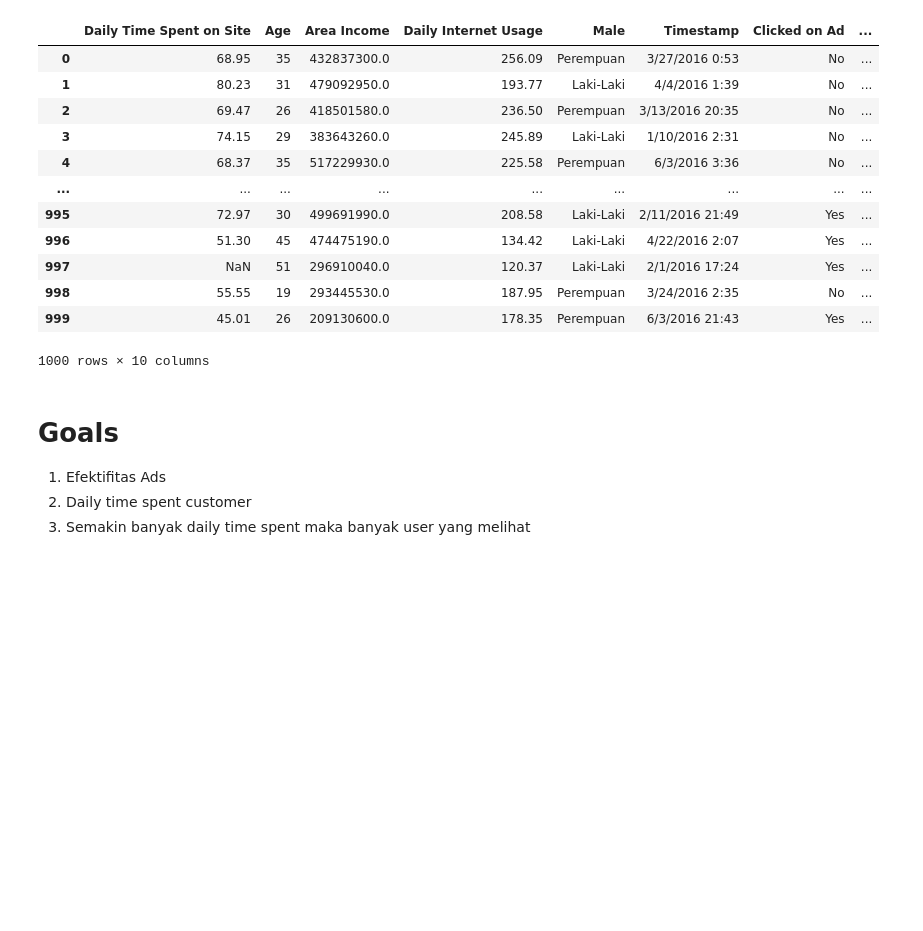
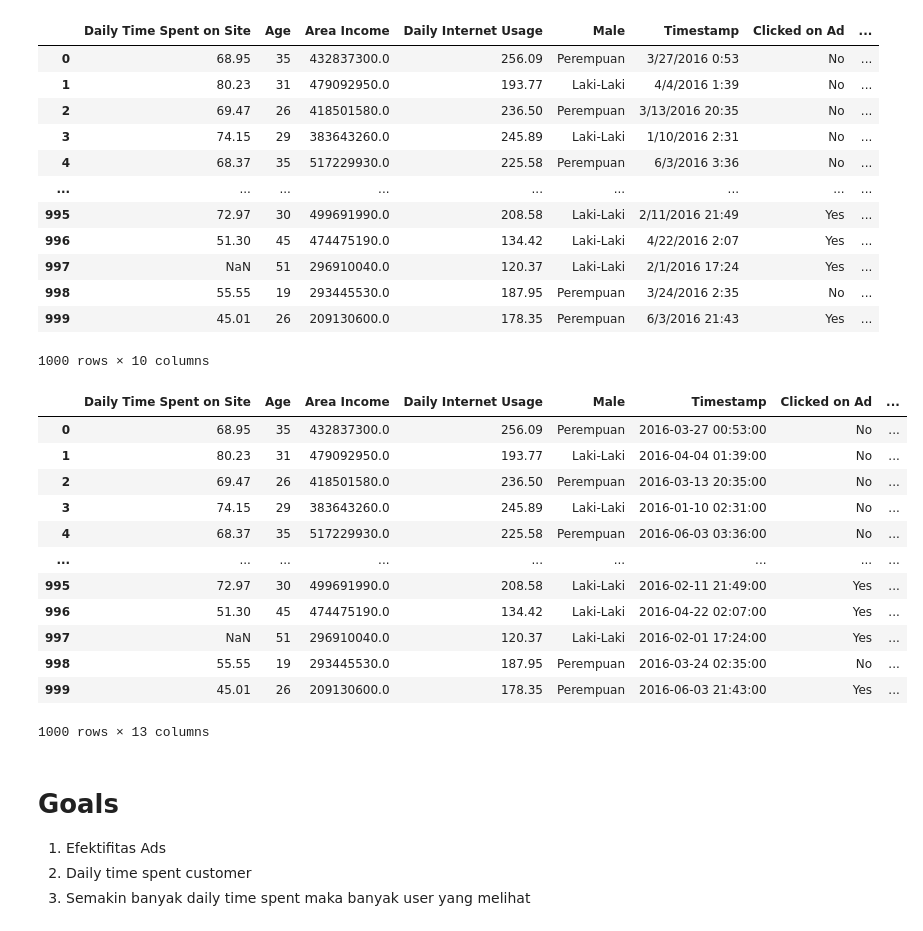
Before and after one commit to Beyoojn/predictclickads, a Jupyter notebook: advertisement.ipynb, the cells around one changed output. Drawn from its saved outputs; the diff is of its cells as text; code cells hidden in the pictures; blank space fills up the shorter version.

```diff
--- a/advertisement.ipynb
+++ b/advertisement.ipynb
@@ -35,6 +37,26 @@ df
 | 998 | 55.55 | 19 | 293445530.0 | 187.95 | Perempuan | 3/24/2016 2:35 | No | ... |
 | 999 | 45.01 | 26 | 209130600.0 | 178.35 | Perempuan | 6/3/2016 21:43 | Yes | ... |
 1000 rows × 10 columns
+# %%
+df['Timestamp'] = pd.to_datetime(df['Timestamp'])
+df['hour'] = df['Timestamp'].dt.hour
+df['month'] = df['Timestamp'].dt.month
+df['timestamp'] = df['Timestamp'].dt.strftime('%m/%d/%Y')
+df
+# %% [output]
+|  | Daily Time Spent on Site | Age | Area Income | Daily Internet Usage | Male | Timestamp | Clicked on Ad | ... |
+| 0 | 68.95 | 35 | 432837300.0 | 256.09 | Perempuan | 2016-03-27 00:53:00 | No | ... |
+| 1 | 80.23 | 31 | 479092950.0 | 193.77 | Laki-Laki | 2016-04-04 01:39:00 | No | ... |
+| 2 | 69.47 | 26 | 418501580.0 | 236.50 | Perempuan | 2016-03-13 20:35:00 | No | ... |
+| 3 | 74.15 | 29 | 383643260.0 | 245.89 | Laki-Laki | 2016-01-10 02:31:00 | No | ... |
+| 4 | 68.37 | 35 | 517229930.0 | 225.58 | Perempuan | 2016-06-03 03:36:00 | No | ... |
+| ... | ... | ... | ... | ... | ... | ... | ... | ... |
+| 995 | 72.97 | 30 | 499691990.0 | 208.58 | Laki-Laki | 2016-02-11 21:49:00 | Yes | ... |
+| 996 | 51.30 | 45 | 474475190.0 | 134.42 | Laki-Laki | 2016-04-22 02:07:00 | Yes | ... |
+| 997 | NaN | 51 | 296910040.0 | 120.37 | Laki-Laki | 2016-02-01 17:24:00 | Yes | ... |
+| 998 | 55.55 | 19 | 293445530.0 | 187.95 | Perempuan | 2016-03-24 02:35:00 | No | ... |
+| 999 | 45.01 | 26 | 209130600.0 | 178.35 | Perempuan | 2016-06-03 21:43:00 | Yes | ... |
+1000 rows × 13 columns
 # %% [markdown]
 # Goals
 1. Efektifitas Ads
```
Also changed, not shown: parts of 5 cells of this notebook.
